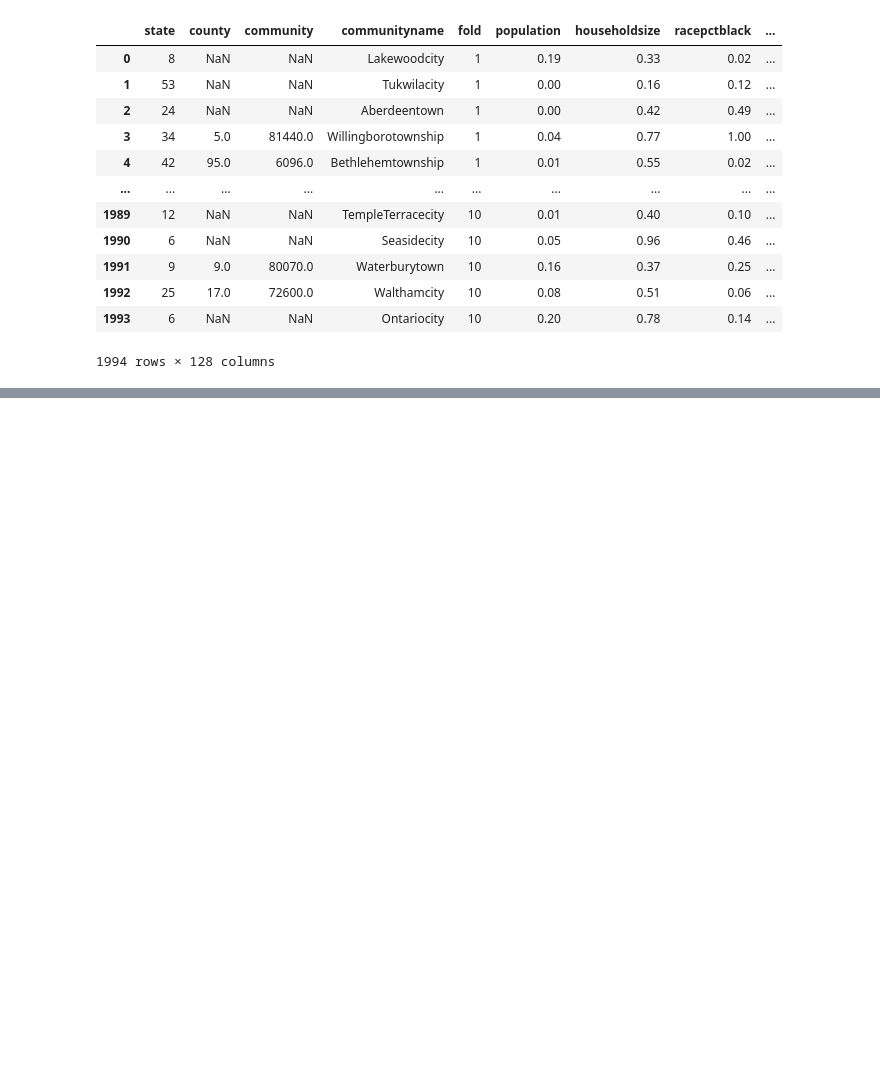
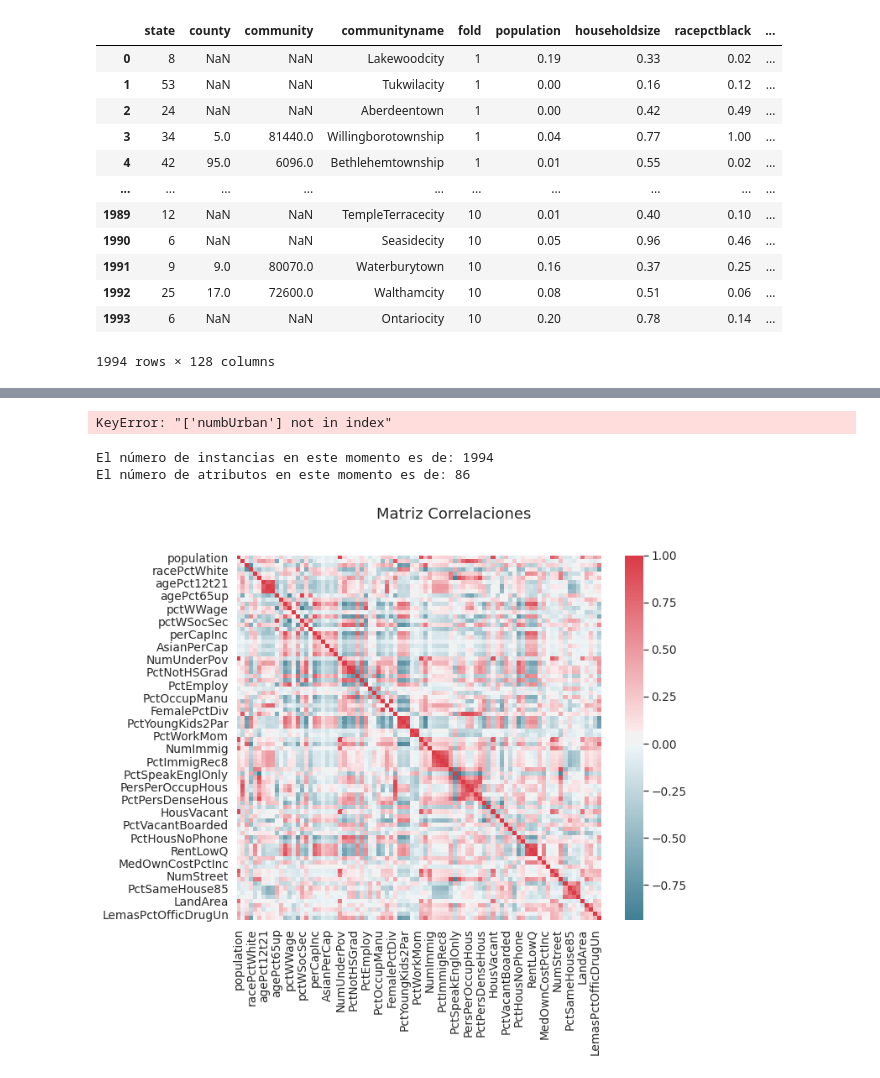
Before and after one commit to AlbertoEstep/Aprendizaje-Automatico, a Jupyter notebook: P3/CommunitiesAndCrime.ipynb, the cells around one changed output, grey strips where cells are left out. Saved outputs shown, nothing was run; the diff lists cells and outputs as text; code cells hidden in the pictures; blank space fills up the shorter version.

```diff
--- a/P3/CommunitiesAndCrime.ipynb
+++ b/P3/CommunitiesAndCrime.ipynb
@@ -181,0 +279,9 @@ dtype: int64
+# %%
+corr_matrix = df.corr(method = 'pearson').abs() # Matriz de correlación en valor absoluto
+
+# Seleccionamos la matriz triangular superior de la matriz de correlación anterior
+upper = corr_matrix.where(np.triu(np.ones(corr_matrix.shape), k=1).astype(np.bool))
+
+# Buscamos la columnas con una correlacion mayor que 0.95 con alguna otra
+to_drop = [column for column in upper.columns if any(upper[column] > 0.95)]
+to_drop
@@ -181,0 +306,26 @@ dtype: int64
+# %%
+# Matriz de correlación
+k = 5 # Número de variables.
+for i in to_drop:
+    cols = corr_matrix.nlargest(k, i)[i].index
+    cm = np.abs(np.corrcoef(df[cols].values.T))
+    ax = plt.axes()
+    sns.set(font_scale = 1.25)
+    hm = sns.heatmap(cm, cbar = True, annot = True, square = True, fmt = '.2f', annot_kws = {'size': 10}, yticklabels = cols.values, xticklabels = cols.values)
+    ax.set_title('M. de corr. ampliada de {}'.format(i))
+    plt.show()
+# %% [output]
+KeyError: "['numbUrban'] not in index"
+# %%
+df.drop(['numbUrban', 'medFamInc', 'whitePerCap', 'PctOccupMgmtProf',
+             'TotalPctDiv', 'PctFam2Par', 'PctRecImmig8', 'PctRecImmig5',
+             'PctRecImmig10', 'PctLargHouseFam', 'PctPersOwnOccup',
+             'OwnOccLowQuart', 'OwnOccHiQuart', 'RentMedian', 'RentHighQ'], axis=1, inplace = True)
+# Comprobamos ahora el número de atributos e instancias de nuestro dataset en este momento del preprocesamiento:
+print("\nEl número de instancias en este momento es de: {}".format(df.shape[0]))
+print("El número de atributos en este momento es de: {}".format(df.shape[1]))
+matriz_correlaciones(df)
+# %% [output]
+El número de instancias en este momento es de: 1994
+El número de atributos en este momento es de: 86
+[figure, added]
```
Also changed, not shown: parts of 21 cells of this notebook, 1 other file.
